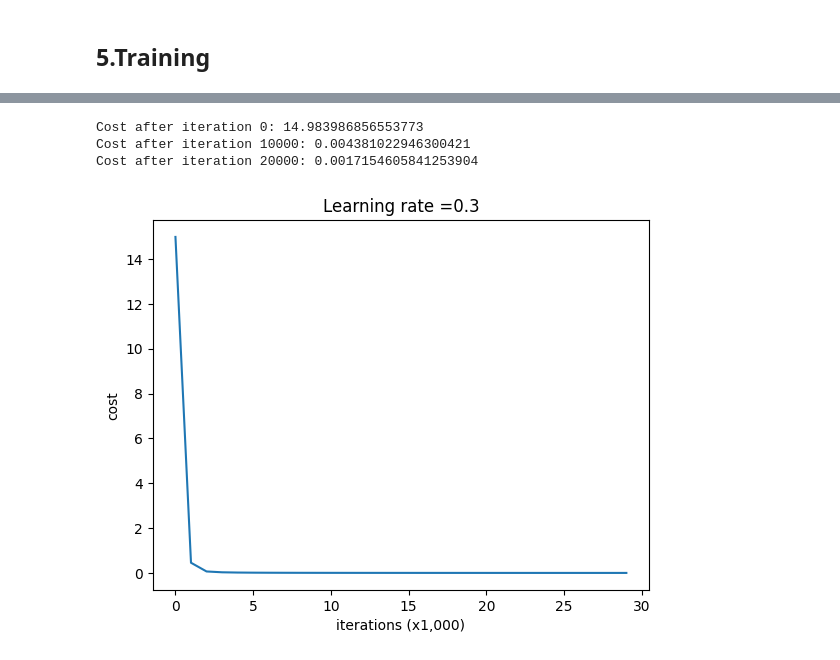
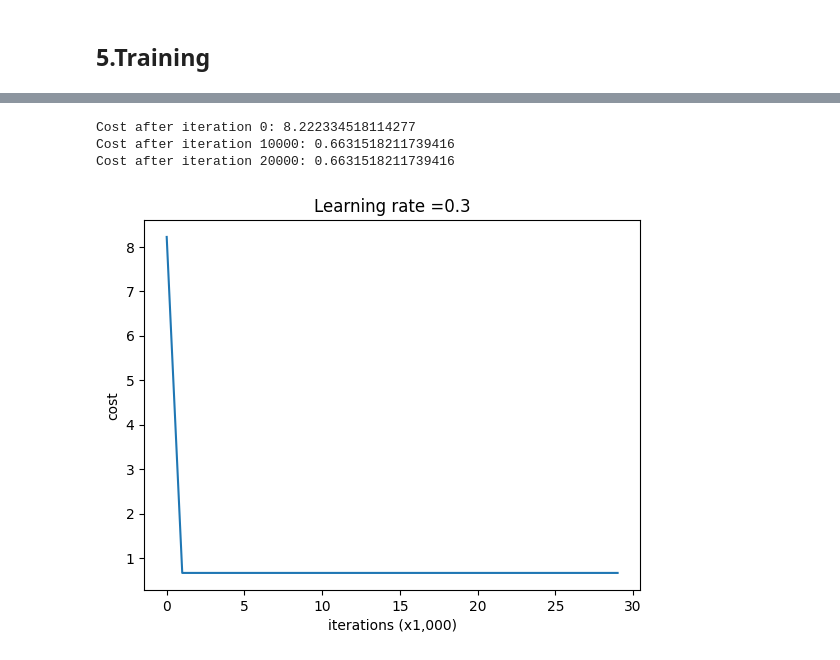
Before and after one commit to pervin0527/DL-basic, a Jupyter notebook: 05-Test set, Overfitting & Underfitting, Regularization.ipynb, the cells around one changed output, grey strips where cells are left out. Saved outputs shown, nothing was run; the diff lists cells and outputs as text; code cells hidden in the pictures.

```diff
--- a/05-Test set, Overfitting & Underfitting, Regularization.ipynb
+++ b/05-Test set, Overfitting & Underfitting, Regularization.ipynb
@@ -427,12 +408,6 @@ def backward_propagation_with_regularization(X, Y, cache, lambd):
 # %% [markdown]
 <a id="4"></a>
 ## 4.Dropout
-# %%
-def relu(x):
-    return np.maximum(0, x)
-
-def sigmoid(x):
-    return 1 / (1 + np.exp(-x))
 # %%
 def forward_propagation_with_dropout(X, parameters, keep_prob = 0.5):
     """
@@ -536,35 +512,15 @@ def backward_propagation_with_dropout(X, Y, cache, keep_prob):
 <a id="5"></a>
 ## 5.Training
 # %%
-def model(X, Y, learning_rate = 0.3, num_iterations = 30000, print_cost = True, lambd = 0, keep_prob = 1):
-    """
-    Implements a three-layer neural network: LINEAR->RELU->LINEAR->RELU->LINEAR->SIGMOID.
+def model(X, Y, learning_rate=0.3, num_iterations=30000, print_cost=True, lambd=0, keep_prob=1):
+    grads = {}
+    costs = []
+    m = X.shape[1] # number of examples
+    layers_dims = [X.shape[0], 20, 3, 1]
 
-    Arguments:
-    X -- input data, of shape (input size, number of examples)
-    Y -- true "label" vector (1 for blue dot / 0 for red dot), of shape (output size, number of examples)
-    learning_rate -- learning rate of the optimization
-    num_iterations -- number of iterations of the optimization loop
-    print_cost -- If True, print the cost every 10000 iterations
-    lambd -- regularization hyperparameter, scalar
-    keep_prob - probability of keeping a neuron active during drop-out, scalar.
-
-    Returns:
-    parameters -- parameters learned by the model. They can then be used to predict.
-    """
-
-    grads = {}
-    costs = []                            # to keep track of the cost
-    m = X.shape[1]                        # number of examples
-    layers_dims = [X.shape[0], 64, 32, 1]
-
-    # Initialize parameters dictionary.
-    parameters = initialize_parameters_he(layers_dims)
-
-    # Loop (gradient descent)
+    parameters = initialize_parameters_random(layers_dims)
 
     for i in range(0, num_iterations):
-
         # Forward propagation: LINEAR -> RELU -> LINEAR -> RELU -> LINEAR -> SIGMOID.
         if keep_prob == 1:
             a3, cache = forward_propagation(X, parameters)
@@ -577,9 +533,8 @@ def model(X, Y, learning_rate = 0.3, num_iterations = 30000, print_cost = True,
         else:
             cost = compute_cost_with_regularization(a3, Y, parameters, lambd)
 
+        assert (lambd == 0 or keep_prob == 1)
         # Backward propagation.
-        assert (lambd == 0 or keep_prob == 1)   # it is possible to use both L2 regularization and dropout,
-                                                # but this assignment will only explore one at a time
         if lambd == 0 and keep_prob == 1:
             grads = backward_propagation(X, Y, cache)
         elif lambd != 0:
@@ -588,7 +543,7 @@ def model(X, Y, learning_rate = 0.3, num_iterations = 30000, print_cost = True,
             grads = backward_propagation_with_dropout(X, Y, cache, keep_prob)
 
         # Update parameters.
-        parameters = update_parameters(parameters, grads, learning_rate)
+        parameters = update_parameters_with_gradient_descent(parameters, grads, learning_rate)
 
         # Print the loss every 10000 iterations
         if print_cost and i % 10000 == 0:
@@ -607,7 +569,7 @@ def model(X, Y, learning_rate = 0.3, num_iterations = 30000, print_cost = True,
 # %%
-parameters = model(train_x, train_y, keep_prob = 0.86, learning_rate = 0.3)
+parameters = model(train_x, train_y, keep_prob=0.8)
 # %% [output]
-Cost after iteration 0: 14.983986856553773
-Cost after iteration 10000: 0.004381022946300421
-Cost after iteration 20000: 0.0017154605841253904
+Cost after iteration 0: 8.222334518114277
+Cost after iteration 10000: 0.6631518211739416
+Cost after iteration 20000: 0.6631518211739416
-[figure, old version]
+[figure, new version]
```
Also changed, not shown: parts of 25 cells of this notebook, 12 other files.
